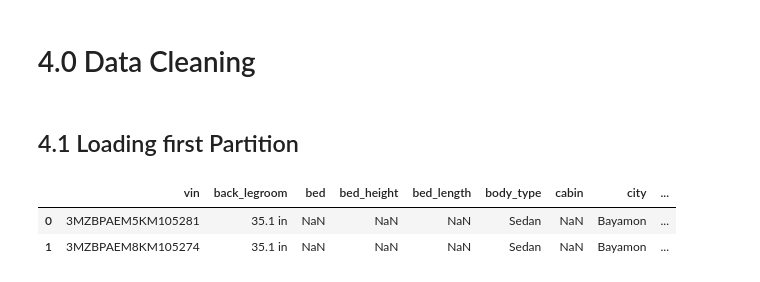
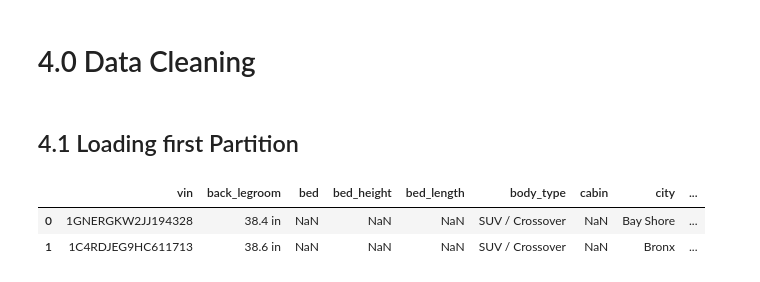
Before and after one commit to psalishol/used-car-price-in-united-state, a Jupyter notebook: notebooks/preprocessing.ipynb, the cells around one changed output. Cells and saved outputs as stored; diff of their text form; code cells hidden in the pictures.

```diff
--- a/notebooks/preprocessing.ipynb
+++ b/notebooks/preprocessing.ipynb
@@ -214,13 +214,13 @@ Time taken 0.01000213623046875sec
 ## 4.1 Loading first Partition
 # %%
 # LOADING FIRST PARTITION FILE
-PARTITION = 1
+PARTITION = 0
 TARGET = "price"
 PARTITION_DIR = os.path.join("..\Data\external\Partition", "p{}".format(str(PARTITION)),"vehicle_used_data.csv").replace("\\","/")
 
 used_data = pd.read_csv(PARTITION_DIR, header=0, delimiter=",")
 used_data.head(2)
 # %% [output]
 |  | vin | back_legroom | bed | bed_height | bed_length | body_type | cabin | city | ... |
-| 0 | 3MZBPAEM5KM105281 | 35.1 in | NaN | NaN | NaN | Sedan | NaN | Bayamon | ... |
-| 1 | 3MZBPAEM8KM105274 | 35.1 in | NaN | NaN | NaN | Sedan | NaN | Bayamon | ... |
+| 0 | 1GNERGKW2JJ194328 | 38.4 in | NaN | NaN | NaN | SUV / Crossover | NaN | Bay Shore | ... |
+| 1 | 1C4RDJEG9HC611713 | 38.6 in | NaN | NaN | NaN | SUV / Crossover | NaN | Bronx | ... |
```
Also changed, not shown: parts of 14 cells of this notebook.
